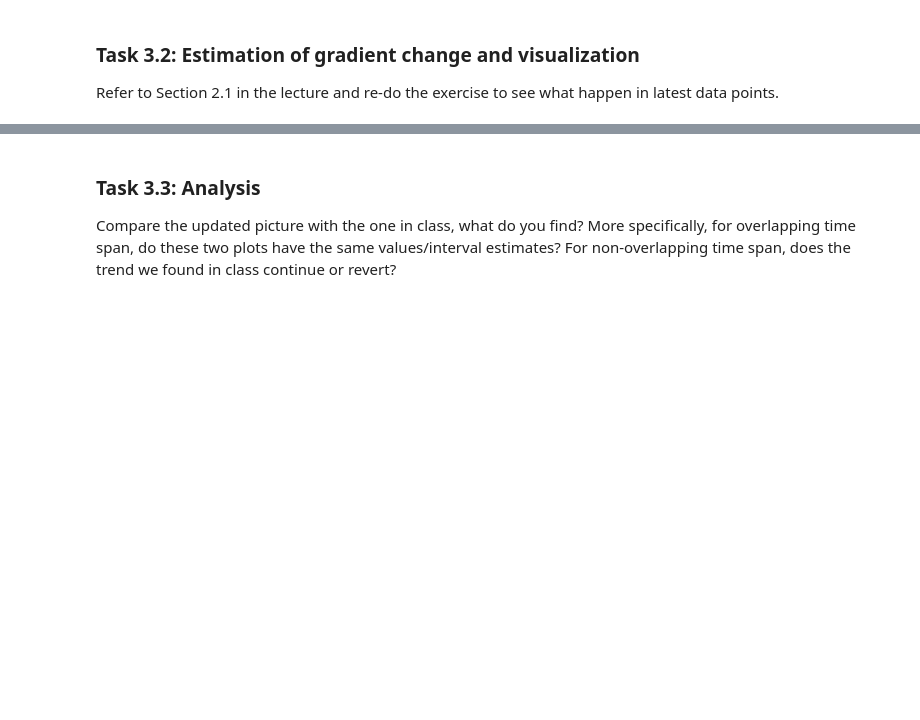
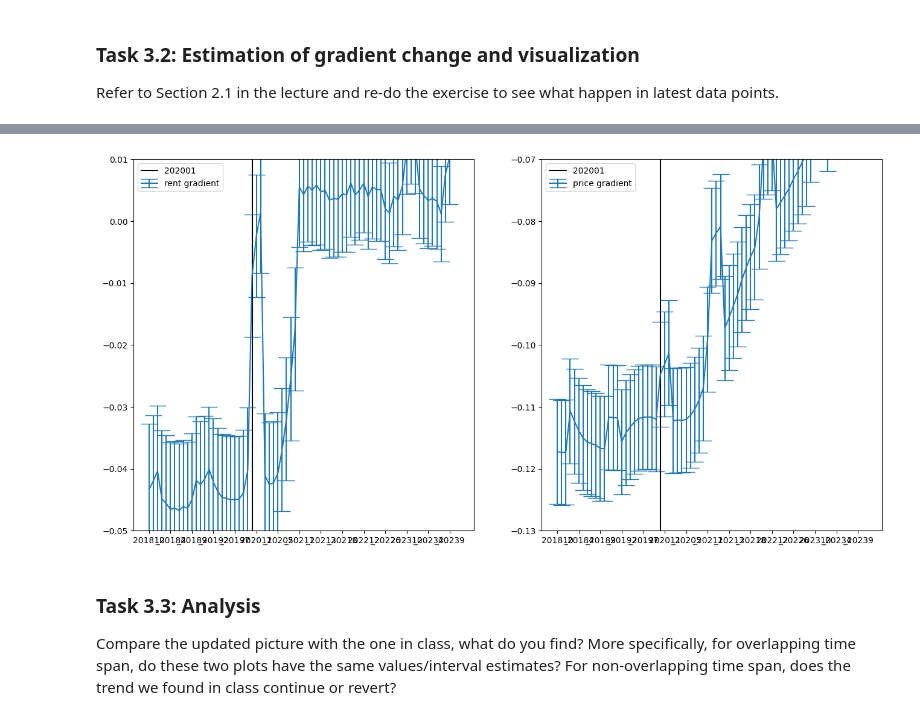
Before and after one commit to leobruell/real-estate-analytics, a Jupyter notebook: Module 5 - House Prices/Code/problem_sets/Module_5_Assignment_Leo_Bruell.ipynb, the cells around one changed output, grey strips where cells are left out. Cells and saved outputs as stored; diff of their text form; code cells hidden in the pictures; blank space fills up the shorter version.

```diff
--- a/Module 5 - House Prices/Code/problem_sets/Module_5_Assignment_Leo_Bruell.ipynb
+++ b/Module 5 - House Prices/Code/problem_sets/Module_5_Assignment_Leo_Bruell.ipynb
@@ -381,3 +351,95 @@ plt.show()
+# %%
+# make a nice plot of the gradient coefficients over time
+fig, ax = plt.subplots(1, 2, figsize = (16, 8))
+
+### Right plot: price gradient
+# select ZIP codes in the 30 largest MSAs
+df_temp = df[df["CBSA"].apply(lambda x: x in top30msa.CBSA.to_list())]
+
+# create CBSA dummies
+dummies =  pd.get_dummies(df["CBSA"])
+
+# merge the dummies with the dataframe, but first drop one of the CBSA fixed effects due to colinearity
+first_cbsa = dummies.columns[0]
+# Now, drop this column from 'dummies'
+dummies_modified = dummies.drop(columns=[first_cbsa])
+# Concatenate 'df_temp' with the modified 'dummies' DataFrame
+df_temp = pd.concat([df_temp, dummies_modified], axis=1)
+
+# estimate the gradient regression
+# recall 'varlist' is the list of month-year dummies and their interaction with log distance from city hall
+# we also include the CBSA dummies
+
+# # Avoid multicollinearity problem and remove months after Feb 2024:
+varlist = [item for item in varlist if item not in [ 'month_202410', 'month_202411', 'month_202412', 'month_20243', 'month_20244', 'month_20245', 'month_20246' 'month_20247', 'month_20248', 'month_20249', 'month_20181', 'dist_month_20181',  'month_20246','month_20247','dist_month_202410',
+ 'dist_month_202411',
+ 'dist_month_202412',
+ 'dist_month_20243',
+ 'dist_month_20244',
+ 'dist_month_20245',
+ 'dist_month_20246',
+ 'dist_month_20247',
+ 'dist_month_20248',
+ 'dist_month_20249',]]
+
+# Run regessions
+res, _ = run_OLS_reg(df_temp, "log_price", ["cns_median_hh_inc", "cns_median_age", "cns_black_ratio", "cns_rich_ratio"] + varlist + [_ for _ in dummies_modified], verbose=False)
+
+# collect the estimated delta_t slope coefficients and their confidence intervals
+# Extract keys for parameters that include 'dist_month'
+keys = [key for key in res.params.keys() if "dist_month" in key]
+# Select the estimated coefficients for these keys
+coefficients = res.params[keys]
+# Select the confidence intervals for these keys. This approach ensures we directly
+# get the confidence intervals for our keys without relying on slicing by position.
+conf_intervals = res.conf_int().loc[keys]
+# Concatenate coefficients and confidence intervals, then reset index for plotting
+df_plot = pd.concat([coefficients, conf_intervals], axis=1).reset_index()
+
+# rename the interaction terms to be the YYYYMM (last 6 characters)
+df_plot["index"] = df_plot["index"].apply(lambda x: x[-6:])
+df_plot.set_index("index", inplace=True)
+df_plot.columns = ["price_gradient", "lower", "upper"]
+
+# plot the price gradient and its confidence interval using errorbar()
+# yerr is the length of the error bar
+yerr = [df_plot["price_gradient"] - df_plot["lower"], df_plot["upper"] - df_plot["price_gradient"]]
+ax[1].errorbar(df_plot.index, df_plot["price_gradient"], yerr=yerr, label='price gradient', capsize=10)
+# adjust the x-axis ticks to show one tick for every 5 months
+ax[1].set_xticks([_ for _ in range(len(df_plot)) if _ % 5 == 0], [df_plot.index[_] for _ in range(len(df_plot)) if _ % 5 == 0])
+ax[1].set_ylim(-0.13, -0.07)
+ax[1].axvline(x=24, color="black", label="202001")
+ax[1].legend()
+
+
+### Left plot: rent gradient
+df_temp = df[df["CBSA"].apply(lambda x: x in top30msa.CBSA.to_list())]
+dummies =  pd.get_dummies(df["CBSA"])
+
+df_temp = pd.concat([df_temp, dummies[dummies.keys()[1:]]], axis=1)
+
+# estimate the gradient regression for log rents
+res, _ = run_OLS_reg(df_temp, "log_rent", ["cns_median_hh_inc", "cns_median_age", "cns_black_ratio", "cns_rich_ratio"] + varlist + [_ for _ in dummies_modified], verbose=False)
+
+keys = [key for key in res.params.keys() if "dist_month" in key]
+coefficients = res.params[keys]
+conf_intervals = res.conf_int().loc[keys]
+df_plot = pd.concat([coefficients, conf_intervals], axis=1).reset_index()
+
+df_plot["index"] = df_plot["index"].apply(lambda x: x[-6:])
+df_plot.set_index("index", inplace=True)
+df_plot.columns = ["rent_gradient", "lower", "upper"]
+
+yerr = [df_plot["rent_gradient"] - df_plot["lower"], df_plot["upper"] - df_plot["rent_gradient"]]
+ax[0].errorbar(df_plot.index, df_plot["rent_gradient"], yerr=yerr, label='rent gradient', capsize=10)
+ax[0].set_xticks([_ for _ in range(len(df_plot)) if _ % 5 == 0], [df_plot.index[_] for _ in range(len(df_plot)) if _ % 5 == 0])
+ax[0].set_ylim(-0.05, 0.01)
+ax[0].axvline(x=24, color="black", label="202001")
+ax[0].legend()
+
+plt.show()
+# %% [output]
+[figure, added]
 # %% [markdown]
 ### Task 3.3: Analysis
 
```
Also changed, not shown: parts of 9 cells of this notebook.
